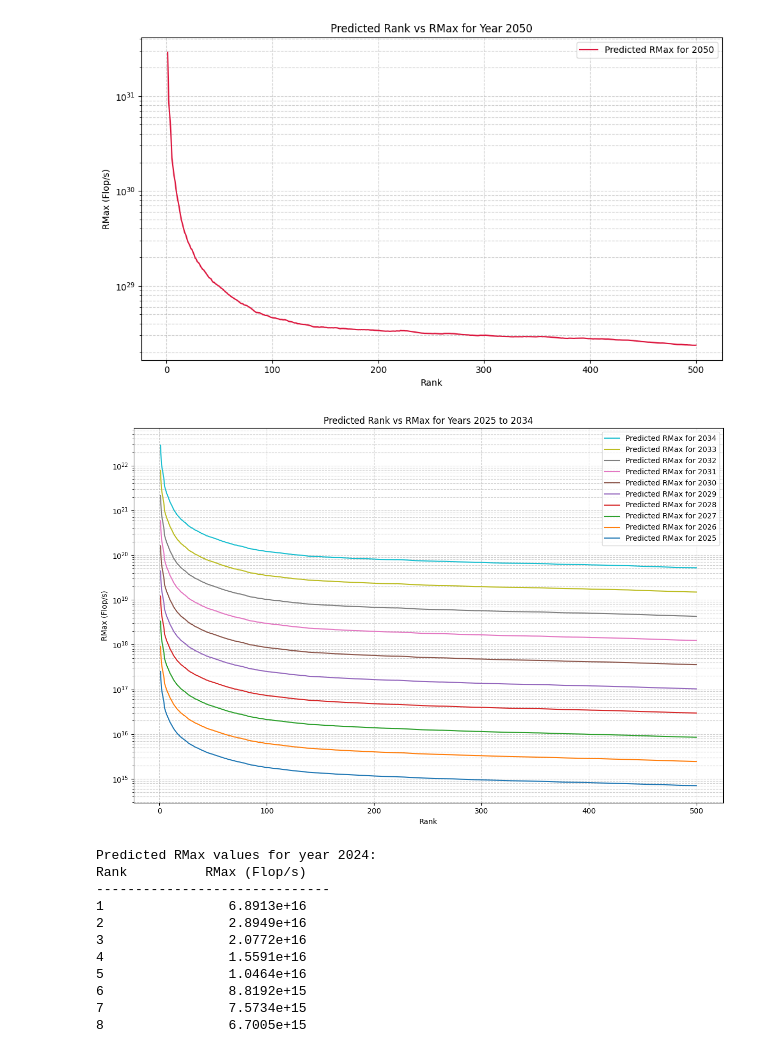
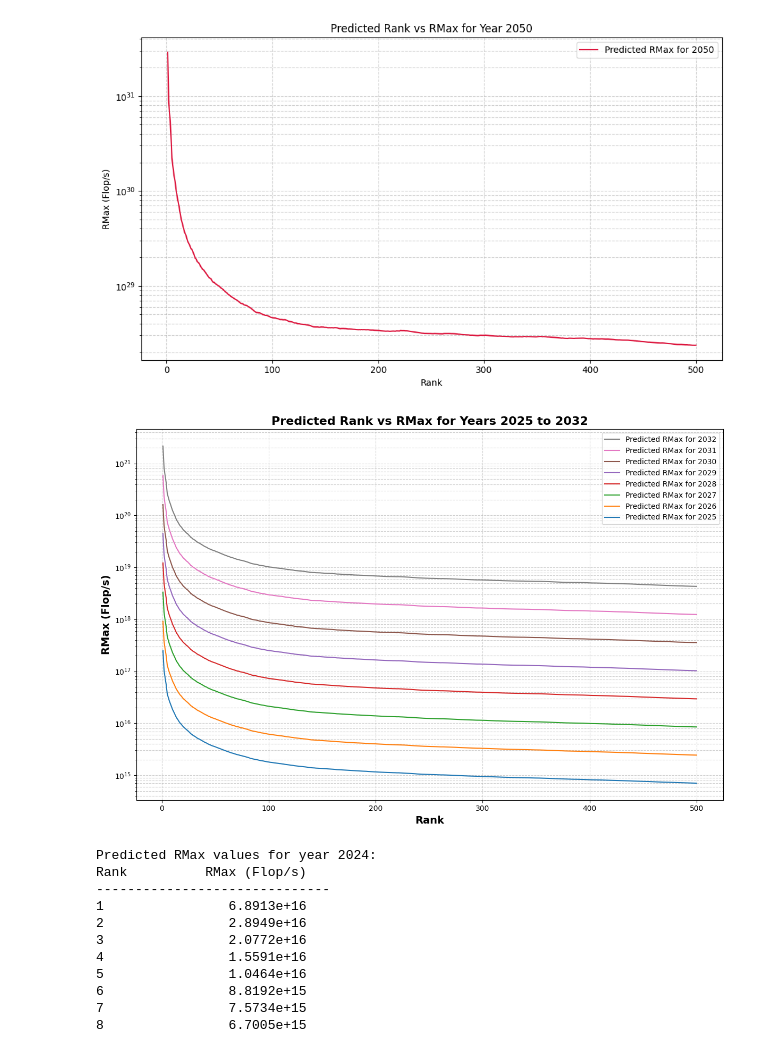
Before and after one commit to Sam-Bieberich/top500_data, a Jupyter notebook: progress_report_2.ipynb, the cells around one changed output. Saved outputs shown, nothing was run; the diff lists cells and outputs as text; code cells hidden in the pictures.

```diff
--- a/progress_report_2.ipynb
+++ b/progress_report_2.ipynb
@@ -733,38 +734,38 @@ def model_curve_shapes_with_actual_rmax_multiple_years(df, start_year=2025, num_
     # Linear regression for mean and std over time
     mu_reg = LinearRegression().fit(valid_years, scales[:, 0])
     sigma_reg = LinearRegression().fit(valid_years, scales[:, 1])
 
     # Plot predicted RMax curves for the next `num_years` years
     plt.figure(figsize=(12, 8))
     for i in range(num_years):
         target_year = start_year + i
         pred_shape = reg.predict(np.array([[target_year]]))
         reconstructed = pca.inverse_transform(pred_shape).flatten()
 
         # Rescale to approximate real log10(RMax) values
         est_mu = mu_reg.predict([[target_year]])[0]
         est_sigma = sigma_reg.predict([[target_year]])[0]
         log_rmax_pred = reconstructed * est_sigma + est_mu
         rmax_pred = 10 ** log_rmax_pred
 
         # Plot predicted RMax curve
         plt.plot(rank_range, rmax_pred, label=f"Predicted RMax for {target_year}")
 
     plt.yscale("log")
-    plt.xlabel("Rank")
-    plt.ylabel("RMax (Flop/s)")
-    plt.title(f"Predicted Rank vs RMax for Years {start_year} to {start_year + num_years - 1}")
+    plt.xlabel("Rank", fontsize=14, fontweight='bold')
+    plt.ylabel("RMax (Flop/s)", fontsize=14, fontweight='bold')
+    plt.title(f"Predicted Rank vs RMax for Years {start_year} to {start_year + num_years - 1}", fontsize=16, fontweight='bold')
     plt.grid(True, which='both', linestyle='--', alpha=0.6)
     handles, labels = plt.gca().get_legend_handles_labels()
     plt.legend(handles[::-1], labels[::-1])
     # plt.legend()
     plt.tight_layout()
     plt.show()
 
 # Run the function for the next ten years starting from 2030
-model_curve_shapes_with_actual_rmax_multiple_years(df, start_year=2025, num_years=10)
+model_curve_shapes_with_actual_rmax_multiple_years(df, start_year=2025, num_years=8)
 # %% [output]
-[figure, old version]
+[figure, new version]
 # %%
 # Filter the dataframe for the 2024 publication date
 filtered_df_2024 = df[df['Publication Date'] == "11/2024"]
```
Also changed, not shown: parts of 2 cells of this notebook.
